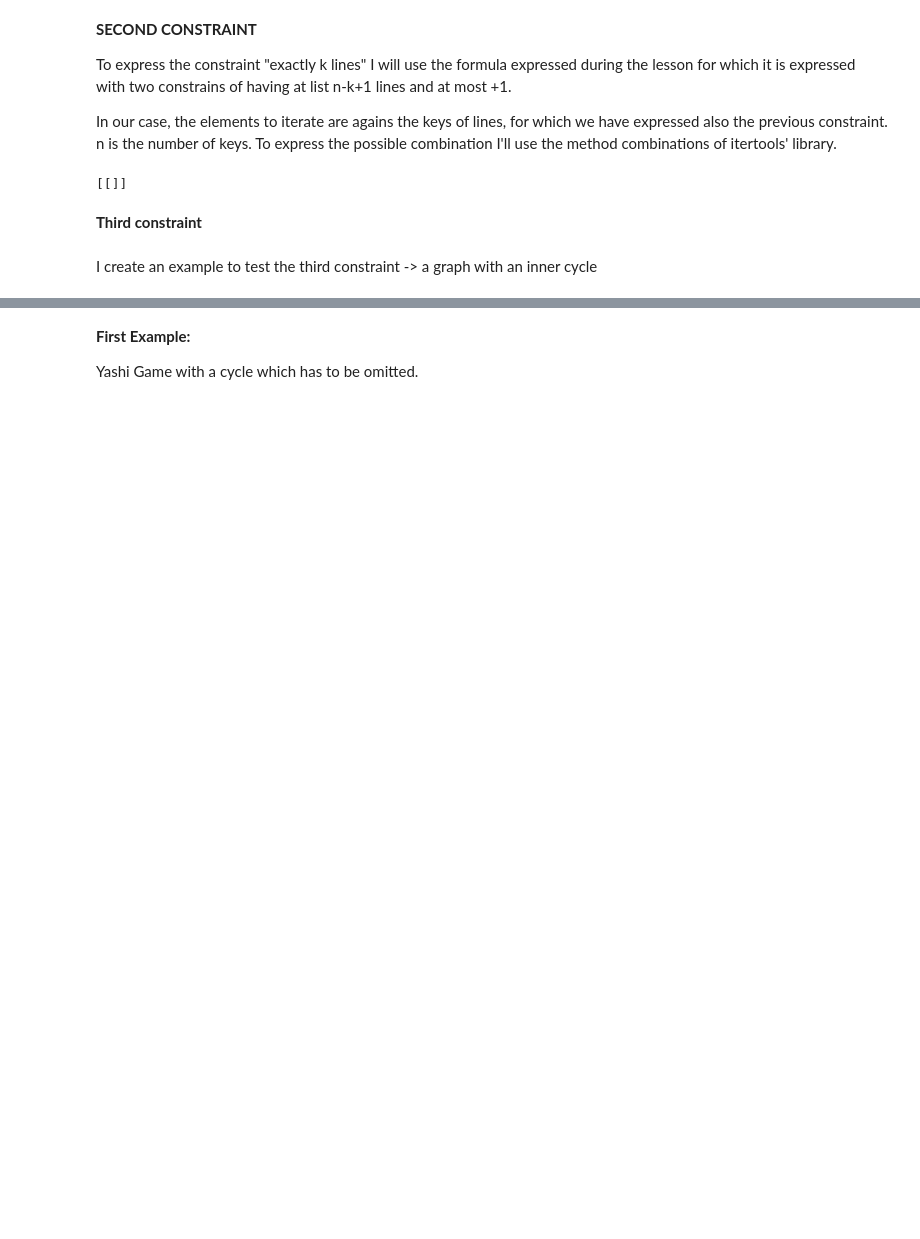
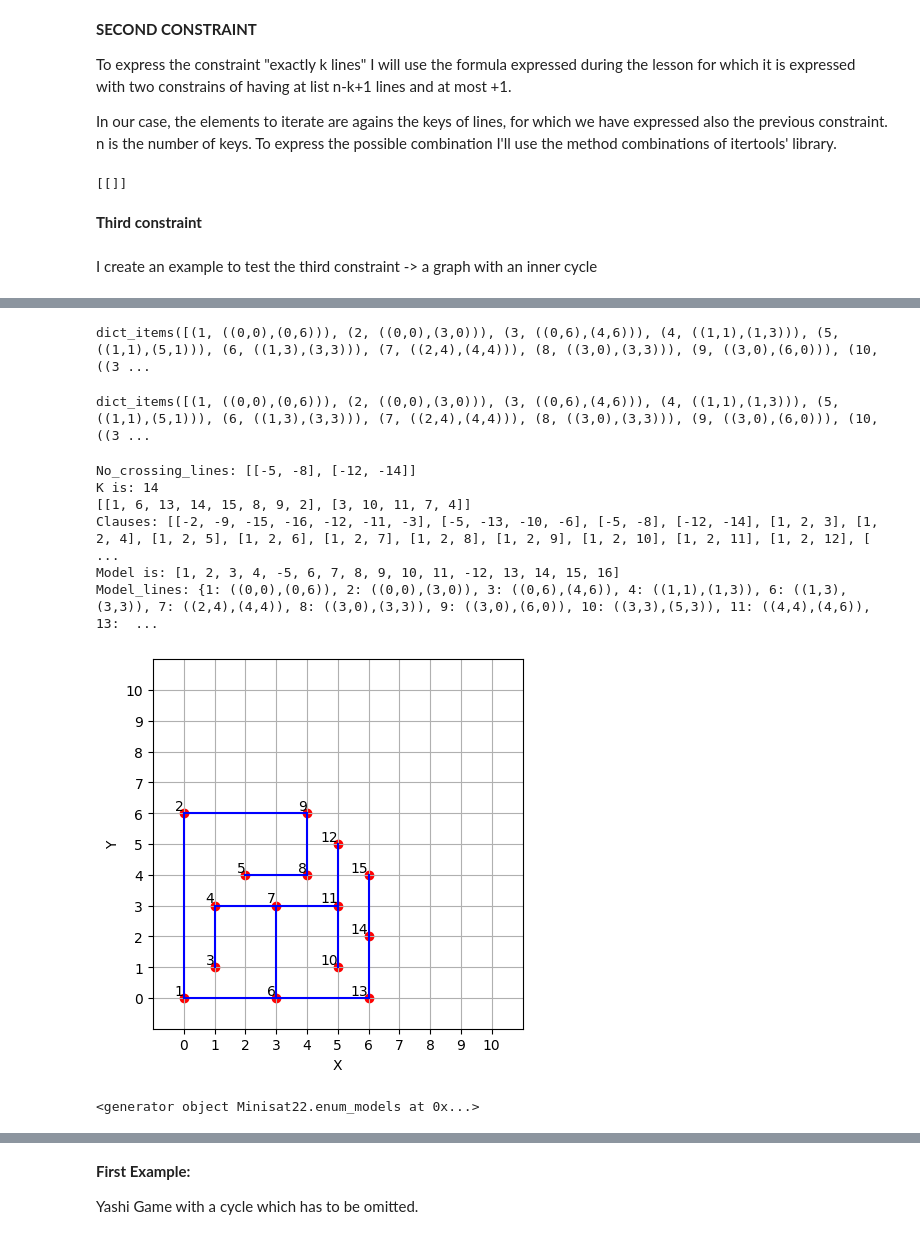
Before and after one commit to saso-gatto/Yashi-Game, a Jupyter notebook: KN_YashiGame.ipynb, the cells around one changed output, grey strips where cells are left out. Drawn from its saved outputs; the diff is of its cells as text; code cells hidden in the pictures; blank space fills up the shorter version.

```diff
--- a/KN_YashiGame.ipynb
+++ b/KN_YashiGame.ipynb
@@ -897,0 +1157,20 @@ def find_solution(graph,lines,points,vertices):
+# %%
+print(lines.items())
+#all_cycles(graph)
+# %% [output]
+dict_items([(1, ((0,0),(0,6))), (2, ((0,0),(3,0))), (3, ((0,6),(4,6))), (4, ((1,1),(1,3))), (5, ((1,1),(5,1))), (6, ((1,3),(3,3))), (7, ((2,4),(4,4))), (8, ((3,0),(3,3))), (9, ((3,0),(6,0))), (10, ((3 ...
+# %%
+lines.items()
+# %% [output]
+dict_items([(1, ((0,0),(0,6))), (2, ((0,0),(3,0))), (3, ((0,6),(4,6))), (4, ((1,1),(1,3))), (5, ((1,1),(5,1))), (6, ((1,3),(3,3))), (7, ((2,4),(4,4))), (8, ((3,0),(3,3))), (9, ((3,0),(6,0))), (10, ((3 ...
+# %%
+find_solution(graph,lines,points,vertices)
+# %% [output]
+No_crossing_lines: [[-5, -8], [-12, -14]]
+K is: 14
+[[1, 6, 13, 14, 15, 8, 9, 2], [3, 10, 11, 7, 4]]
+Clauses: [[-2, -9, -15, -16, -12, -11, -3], [-5, -13, -10, -6], [-5, -8], [-12, -14], [1, 2, 3], [1, 2, 4], [1, 2, 5], [1, 2, 6], [1, 2, 7], [1, 2, 8], [1, 2, 9], [1, 2, 10], [1, 2, 11], [1, 2, 12], [ ...
+Model is: [1, 2, 3, 4, -5, 6, 7, 8, 9, 10, 11, -12, 13, 14, 15, 16]
+Model_lines: {1: ((0,0),(0,6)), 2: ((0,0),(3,0)), 3: ((0,6),(4,6)), 4: ((1,1),(1,3)), 6: ((1,3),(3,3)), 7: ((2,4),(4,4)), 8: ((3,0),(3,3)), 9: ((3,0),(6,0)), 10: ((3,3),(5,3)), 11: ((4,4),(4,6)), 13:  ...
+[figure, added]
+<generator object Minisat22.enum_models at 0x...>
```
Also changed, not shown: parts of 70 cells of this notebook.
